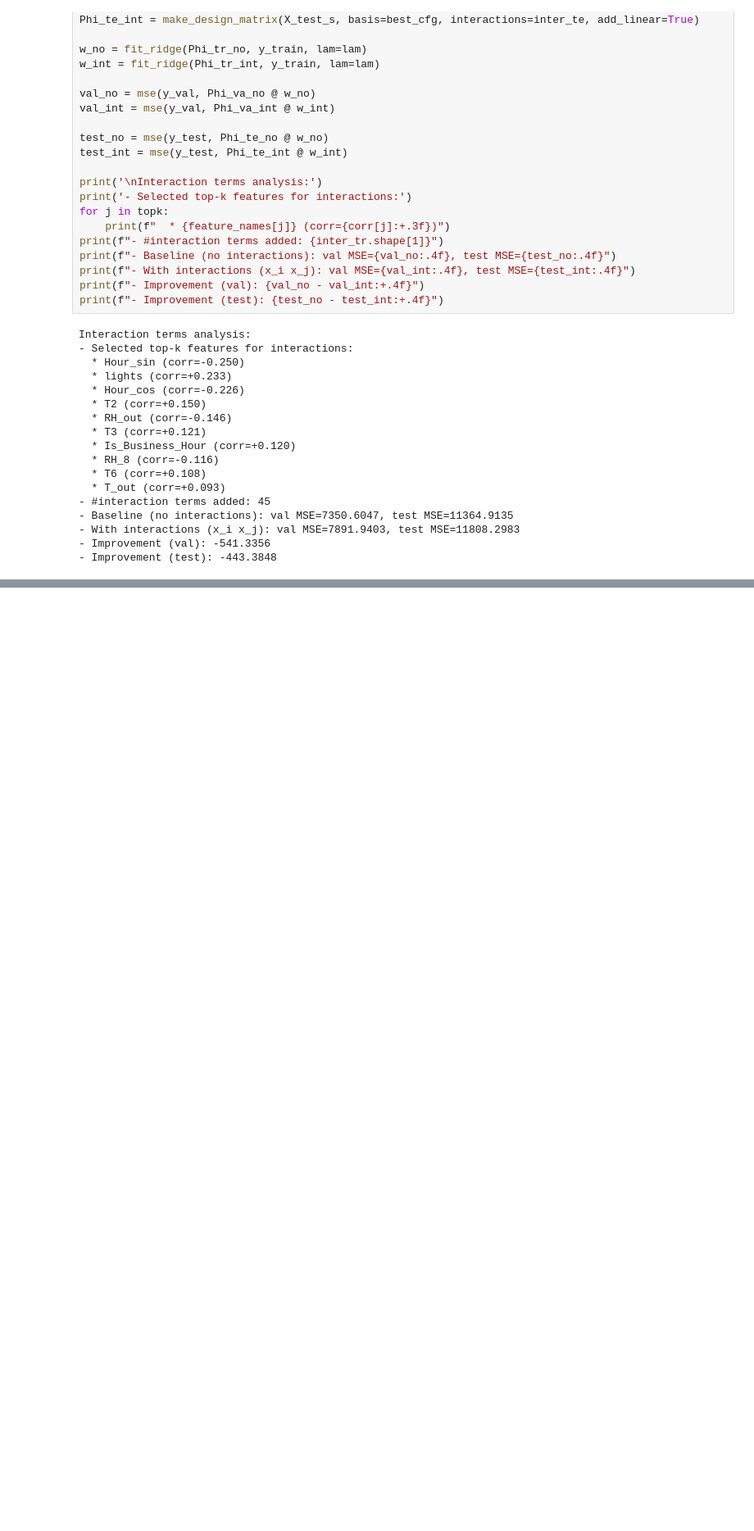
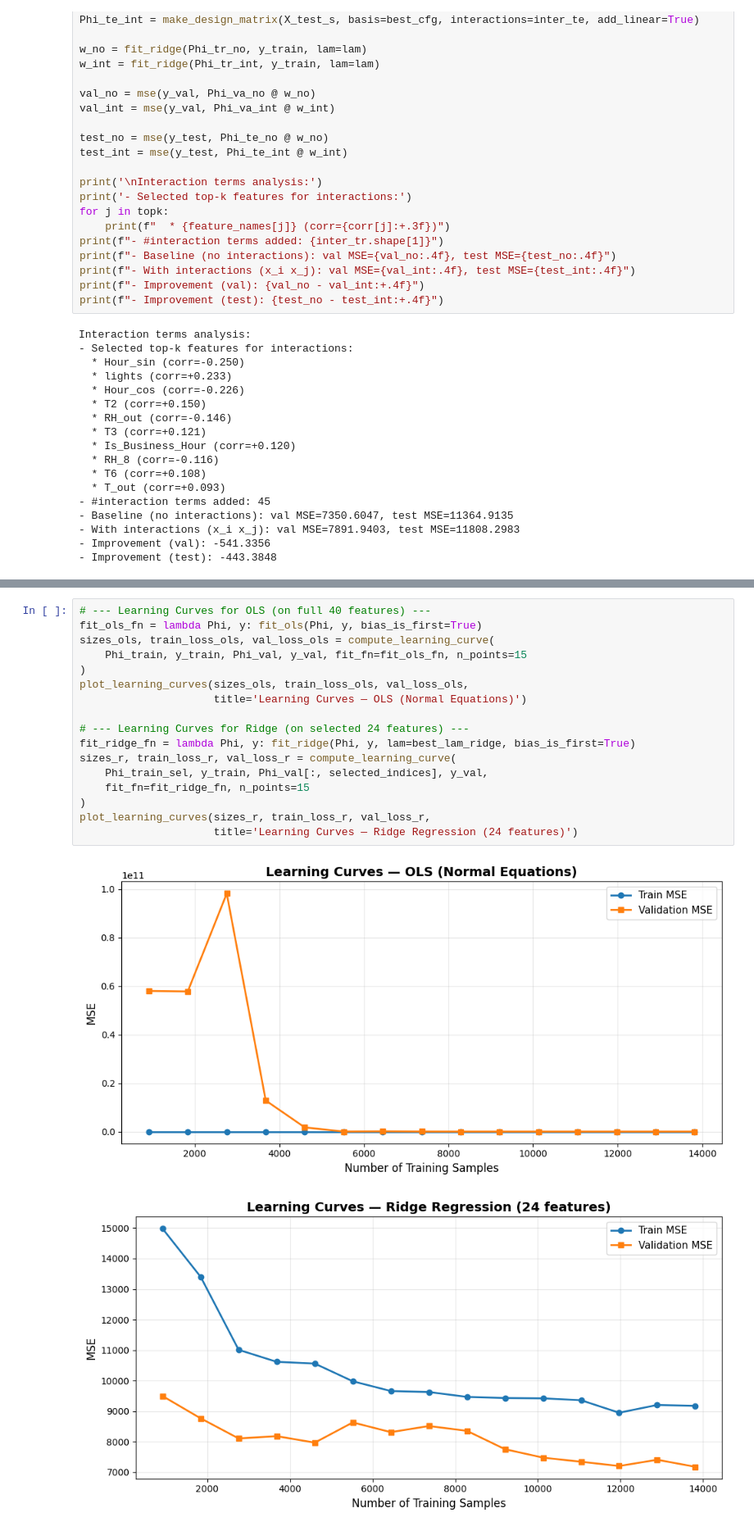
Before and after one commit to ThanhChuong12/Supervised-Learning-Regression-Classification, a Jupyter notebook: code/Part1_Regression/02_modeling.ipynb, the cells around one changed output, grey strips where cells are left out. Shown at 82% size. Cells and saved outputs as stored; diff of their text form; blank space fills up the shorter version.

```diff
--- a/code/Part1_Regression/02_modeling.ipynb
+++ b/code/Part1_Regression/02_modeling.ipynb
@@ -1523,0 +1546,20 @@ Interaction terms analysis:
+# %%
+# --- Learning Curves for OLS (on full 40 features) ---
+fit_ols_fn = lambda Phi, y: fit_ols(Phi, y, bias_is_first=True)
+sizes_ols, train_loss_ols, val_loss_ols = compute_learning_curve(
+    Phi_train, y_train, Phi_val, y_val, fit_fn=fit_ols_fn, n_points=15
+)
+plot_learning_curves(sizes_ols, train_loss_ols, val_loss_ols,
+                     title='Learning Curves — OLS (Normal Equations)')
+
+# --- Learning Curves for Ridge (on selected 24 features) ---
+fit_ridge_fn = lambda Phi, y: fit_ridge(Phi, y, lam=best_lam_ridge, bias_is_first=True)
+sizes_r, train_loss_r, val_loss_r = compute_learning_curve(
+    Phi_train_sel, y_train, Phi_val[:, selected_indices], y_val,
+    fit_fn=fit_ridge_fn, n_points=15
+)
+plot_learning_curves(sizes_r, train_loss_r, val_loss_r,
+                     title='Learning Curves — Ridge Regression (24 features)')
+# %% [output]
+[figure, added]
+[figure, added]
```
Also changed, not shown: parts of 23 cells of this notebook, 2 other files.
